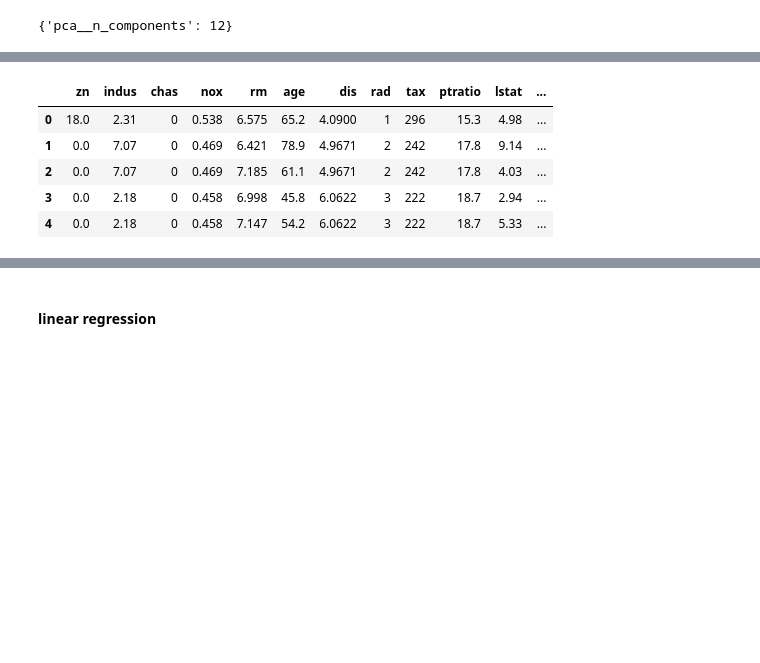
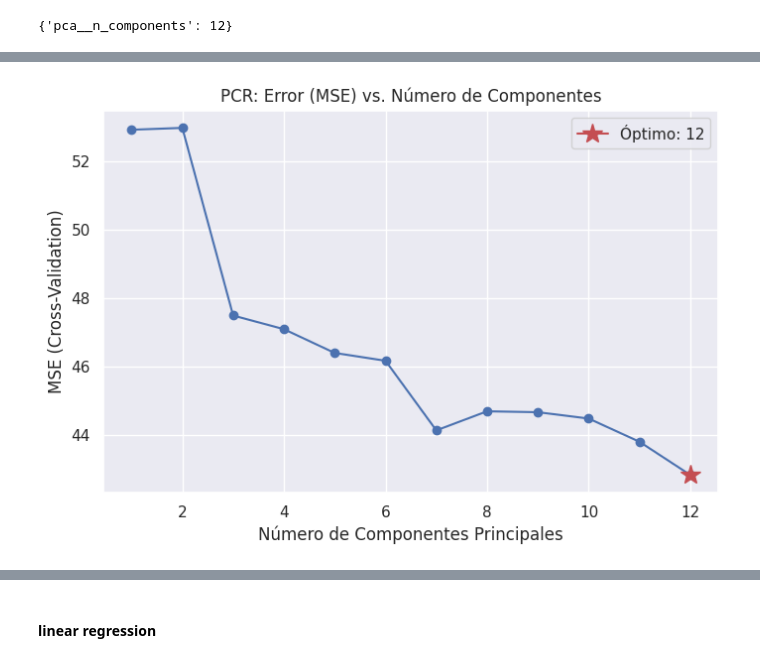
Before and after one commit to chuancao26/islp, a Jupyter notebook: EjerciciosRegularizacion.ipynb, the cells around one changed output, grey strips where cells are left out. Drawn from its saved outputs; the diff is of its cells as text; code cells hidden in the pictures; blank space fills up the shorter version.

```diff
--- a/EjerciciosRegularizacion.ipynb
+++ b/EjerciciosRegularizacion.ipynb
@@ -1655,9 +1658,25 @@ grid_search.best_params_
-# %%
-X.head()
-# %% [output]
-|  | zn | indus | chas | nox | rm | age | dis | rad | tax | ptratio | lstat | ... |
-| 0 | 18.0 | 2.31 | 0 | 0.538 | 6.575 | 65.2 | 4.0900 | 1 | 296 | 15.3 | 4.98 | ... |
-| 1 | 0.0 | 7.07 | 0 | 0.469 | 6.421 | 78.9 | 4.9671 | 2 | 242 | 17.8 | 9.14 | ... |
-| 2 | 0.0 | 7.07 | 0 | 0.469 | 7.185 | 61.1 | 4.9671 | 2 | 242 | 17.8 | 4.03 | ... |
-| 3 | 0.0 | 2.18 | 0 | 0.458 | 6.998 | 45.8 | 6.0622 | 3 | 222 | 18.7 | 2.94 | ... |
-| 4 | 0.0 | 2.18 | 0 | 0.458 | 7.147 | 54.2 | 6.0622 | 3 | 222 | 18.7 | 5.33 | ... |
+# %%
+import matplotlib.pyplot as plt
+
+# Extraer los resultados
+resultados = grid_search.cv_results_
+mean_scores = -resultados["mean_test_score"] # Convertir a MSE positivo
+n_components = resultados["param_pca__n_components"].data
+
+# Graficar
+plt.figure(figsize=(8, 5))
+plt.plot(n_components, mean_scores, marker='o', linestyle='-', color='b')
+plt.title('PCR: Error (MSE) vs. Número de Componentes')
+plt.xlabel('Número de Componentes Principales')
+plt.ylabel('MSE (Cross-Validation)')
+plt.grid(True)
+
+# Marcar el mejor punto
+best_n = grid_search.best_params_['pca__n_components']
+best_score = -grid_search.best_score_
+plt.plot(best_n, best_score, marker='*', color='r', markersize=15, label=f'Óptimo: {best_n}')
+plt.legend()
+
+plt.show()
+# %% [output]
+[figure, added]
```
Also changed, not shown: parts of 8 cells of this notebook.
